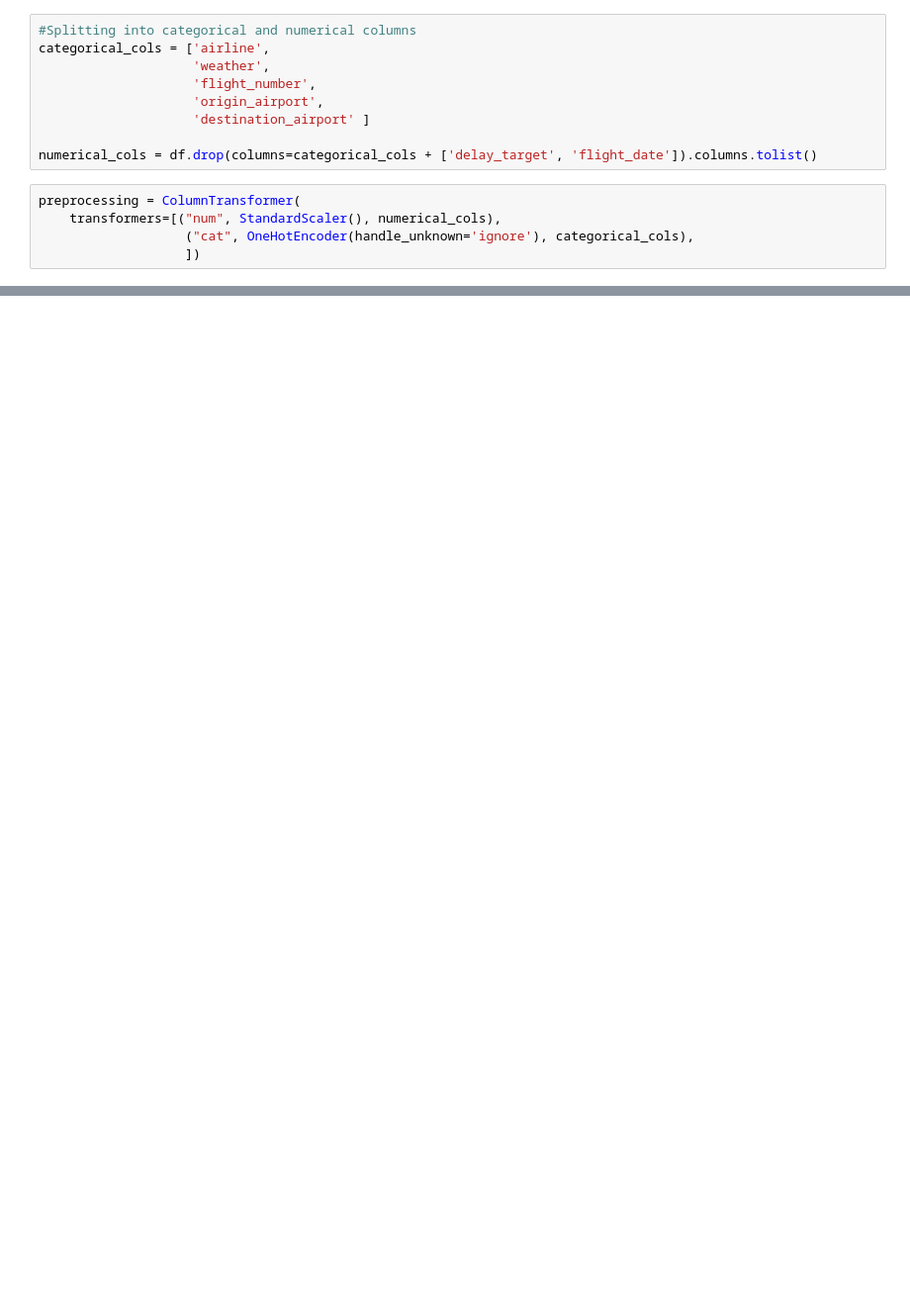
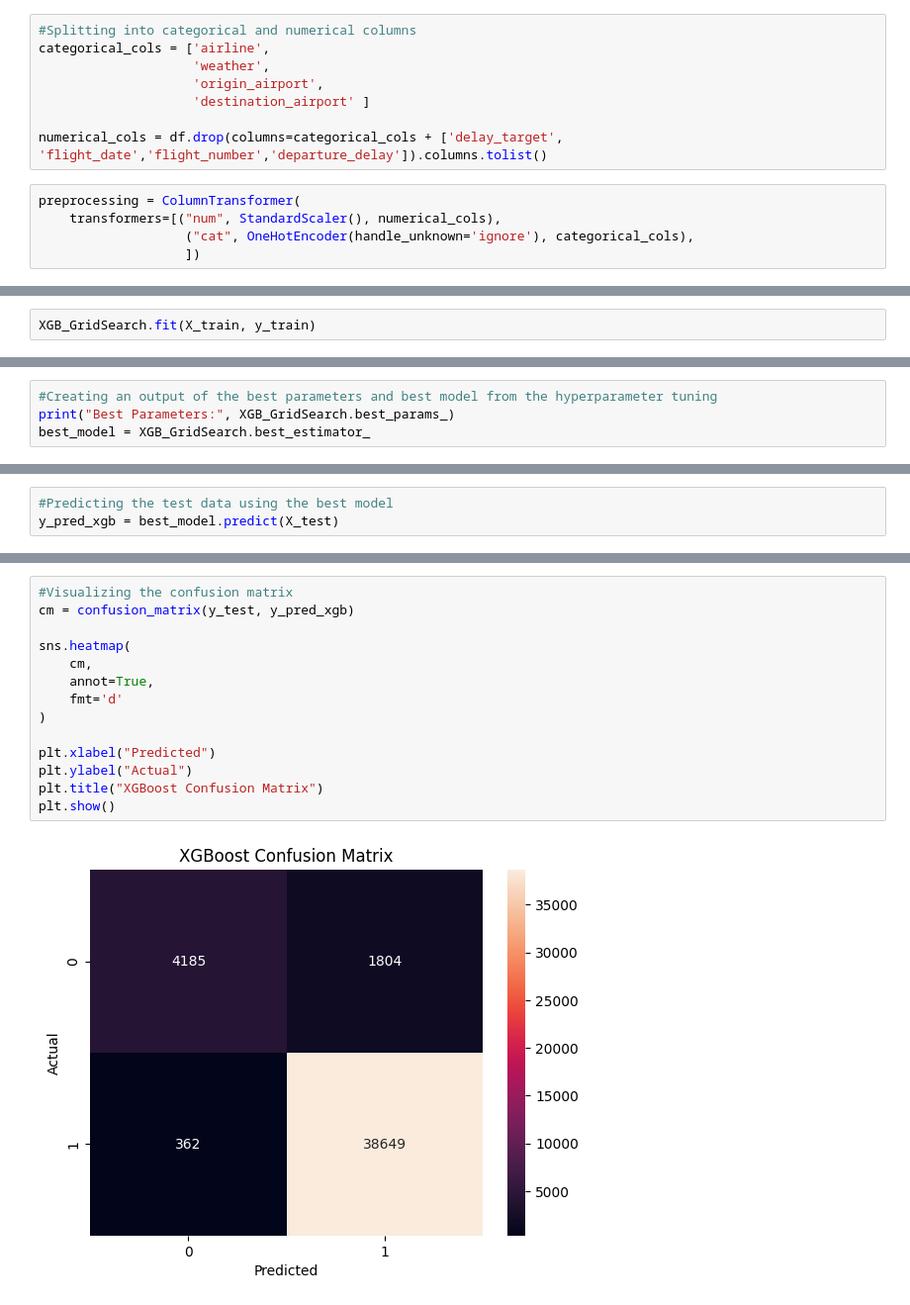
Before and after one commit to AustinMaithya/India-Flight-Delay-Prediction, a Jupyter notebook: Project.ipynb, the cells around one changed output, grey strips where cells are left out. Shown at 99% size. Saved outputs shown, nothing was run; the diff lists cells and outputs as text; blank space fills up the shorter version.

```diff
--- a/Project.ipynb
+++ b/Project.ipynb
@@ -293,11 +270,10 @@ X_train, X_test, y_train, y_test = train_test_split(X, y, test_size=0.2, random_
 #Splitting into categorical and numerical columns
 categorical_cols = ['airline',
                     'weather',
-                    'flight_number',
                     'origin_airport',
                     'destination_airport' ]
 
-numerical_cols = df.drop(columns=categorical_cols + ['delay_target', 'flight_date']).columns.tolist()
+numerical_cols = df.drop(columns=categorical_cols + ['delay_target', 'flight_date','flight_number','departure_delay']).columns.tolist()
 # %%
 preprocessing = ColumnTransformer(
     transformers=[("num", StandardScaler(), numerical_cols),
@@ -364,0 +380,2 @@ GradientBoostingClassifier
+# %%
+XGB_GridSearch.fit(X_train, y_train)
@@ -364,0 +401,4 @@ GradientBoostingClassifier
+# %%
+#Creating an output of the best parameters and best model from the hyperparameter tuning
+print("Best Parameters:", XGB_GridSearch.best_params_)
+best_model = XGB_GridSearch.best_estimator_
@@ -364,0 +407,3 @@ GradientBoostingClassifier
+# %%
+#Predicting the test data using the best model
+y_pred_xgb = best_model.predict(X_test)
@@ -364,0 +435,16 @@ GradientBoostingClassifier
+# %%
+#Visualizing the confusion matrix
+cm = confusion_matrix(y_test, y_pred_xgb)
+
+sns.heatmap(
+    cm,
+    annot=True,
+    fmt='d'
+)
+
+plt.xlabel("Predicted")
+plt.ylabel("Actual")
+plt.title("XGBoost Confusion Matrix")
+plt.show()
+# %% [output]
+[figure, added]
```
Also changed, not shown: parts of 20 cells of this notebook.
